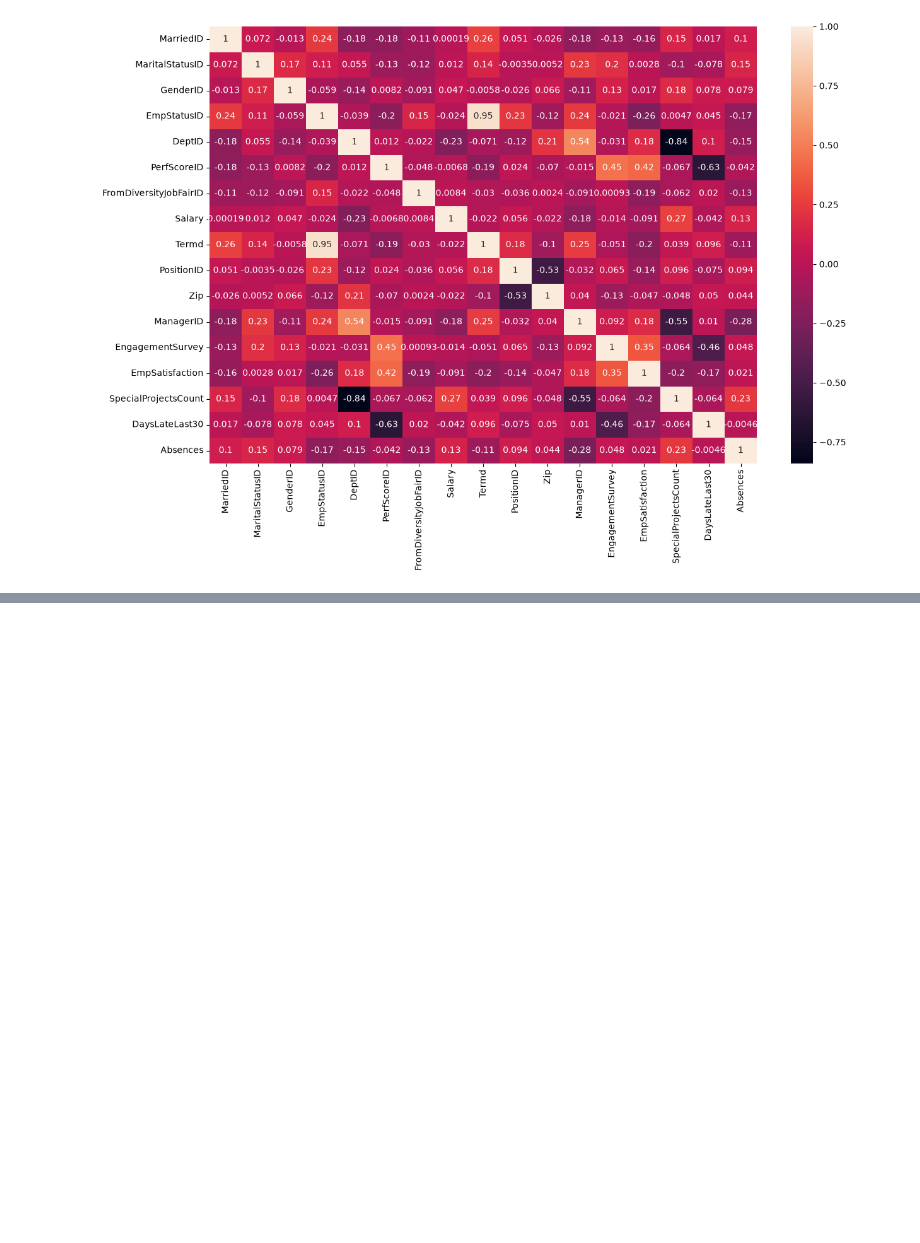
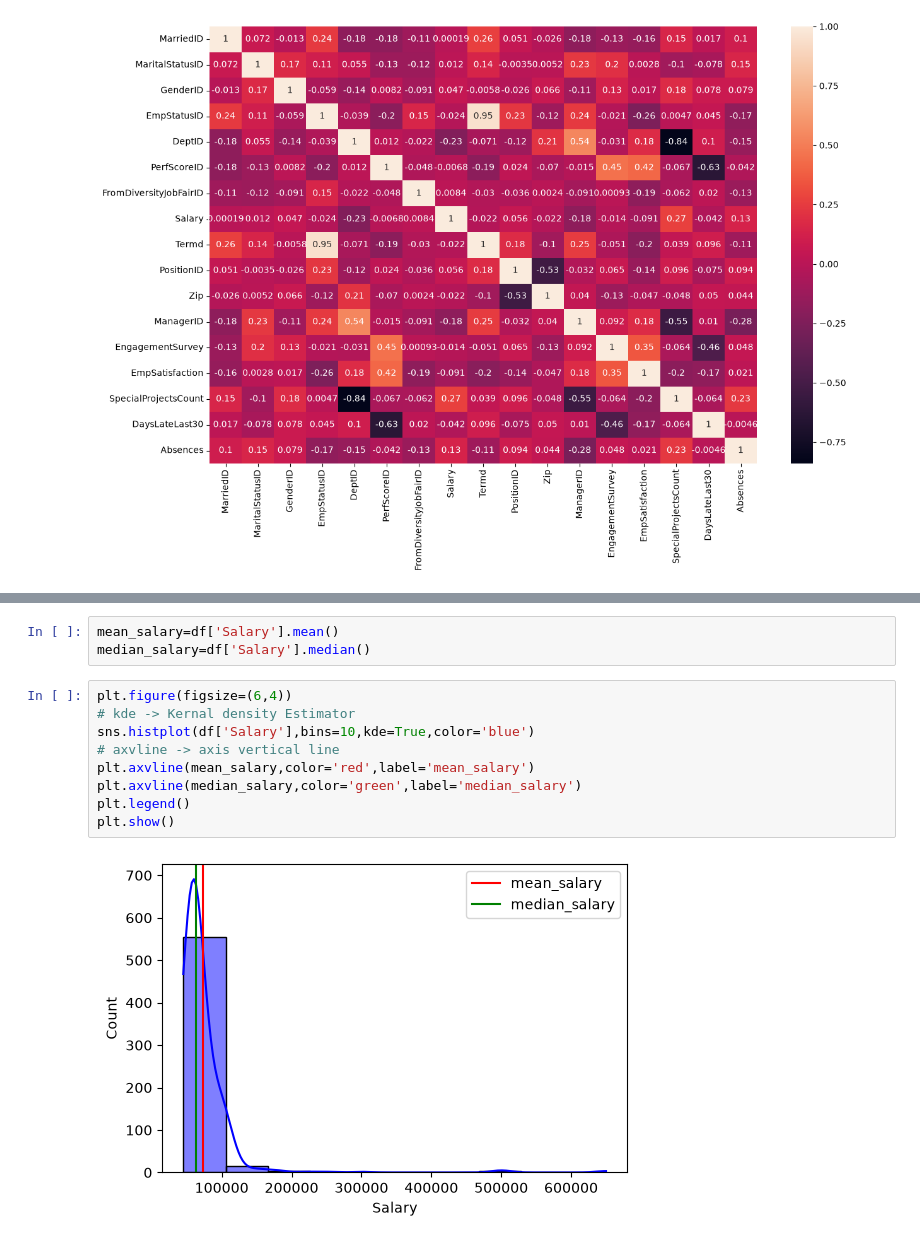
Before and after one commit to BIDUR2062/Data-Science, a Jupyter notebook: visualization.ipynb, the cells around one changed output, grey strips where cells are left out. Saved outputs shown, nothing was run; the diff lists cells and outputs as text; blank space fills up the shorter version.

```diff
--- a/visualization.ipynb
+++ b/visualization.ipynb
@@ -190,0 +206,14 @@ sns.heatmap(corr_data, annot=True)
+# %%
+mean_salary=df['Salary'].mean()
+median_salary=df['Salary'].median()
+# %%
+plt.figure(figsize=(6,4))
+# kde -> Kernal density Estimator
+sns.histplot(df['Salary'],bins=10,kde=True,color='blue')
+# axvline -> axis vertical line
+plt.axvline(mean_salary,color='red',label='mean_salary')
+plt.axvline(median_salary,color='green',label='median_salary')
+plt.legend()
+plt.show()
+# %% [output]
+[figure, added]
```
Also changed, not shown: parts of 15 cells of this notebook.
